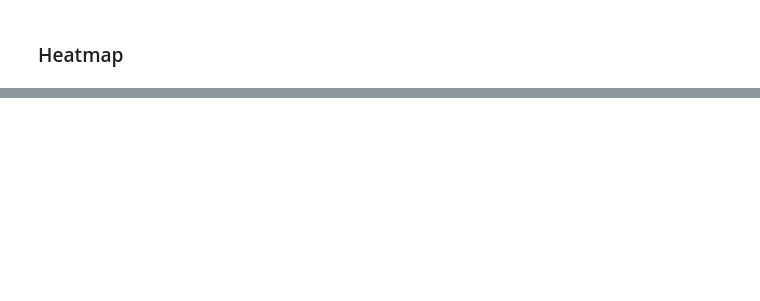
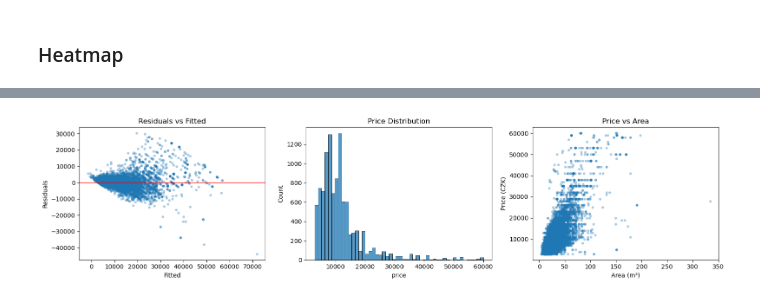
Before and after one commit to matyastvrz/Python_Final_Project, a Jupyter notebook: main.ipynb, the cells around one changed output, grey strips where cells are left out. Saved outputs shown, nothing was run; the diff lists cells and outputs as text; code cells hidden in the pictures; blank space fills up the shorter version.

```diff
--- a/main.ipynb
+++ b/main.ipynb
@@ -253,0 +354,7 @@ m.save("heatmap.html")
+# %%
+# Keep only districts with enough observations
+min_obs = 10
+district_counts = df_reg['district'].value_counts()
+df_reg = df_reg[df_reg['district'].isin(district_counts[district_counts >= min_obs].index)]
+
+print(df_reg['district'].value_counts())
@@ -253,0 +375,9 @@ m.save("heatmap.html")
+# %%
+# OLS: price ~ area + flat_type + district
+
+model = smf.ols(
+    formula='price ~ area + C(flat_type) + C(district)',
+    data=df_reg
+).fit()
+
+print(model.summary())
@@ -253,0 +402,24 @@ m.save("heatmap.html")
+# %%
+# Key diagnostics
+
+fig, axes = plt.subplots(1, 3, figsize=(16, 4))
+
+#  residuals vs fitted
+axes[0].scatter(model.fittedvalues, model.resid, alpha=0.3, s=10)
+axes[0].axhline(0, color='red', lw=1)
+axes[0].set_xlabel('Fitted'); axes[0].set_ylabel('Residuals')
+axes[0].set_title('Residuals vs Fitted')
+
+#  price distribution
+sns.histplot(df_reg['price'], bins=50, ax=axes[1])
+axes[1].set_title('Price Distribution')
+
+#  price vs area
+axes[2].scatter(df_reg['area'], df_reg['price'], alpha=0.3, s=10)
+axes[2].set_xlabel('Area (m²)'); axes[2].set_ylabel('Price (CZK)')
+axes[2].set_title('Price vs Area')
+
+plt.tight_layout()
+plt.show()
+# %% [output]
+[figure, added]
```
Also changed, not shown: parts of 12 cells of this notebook.
